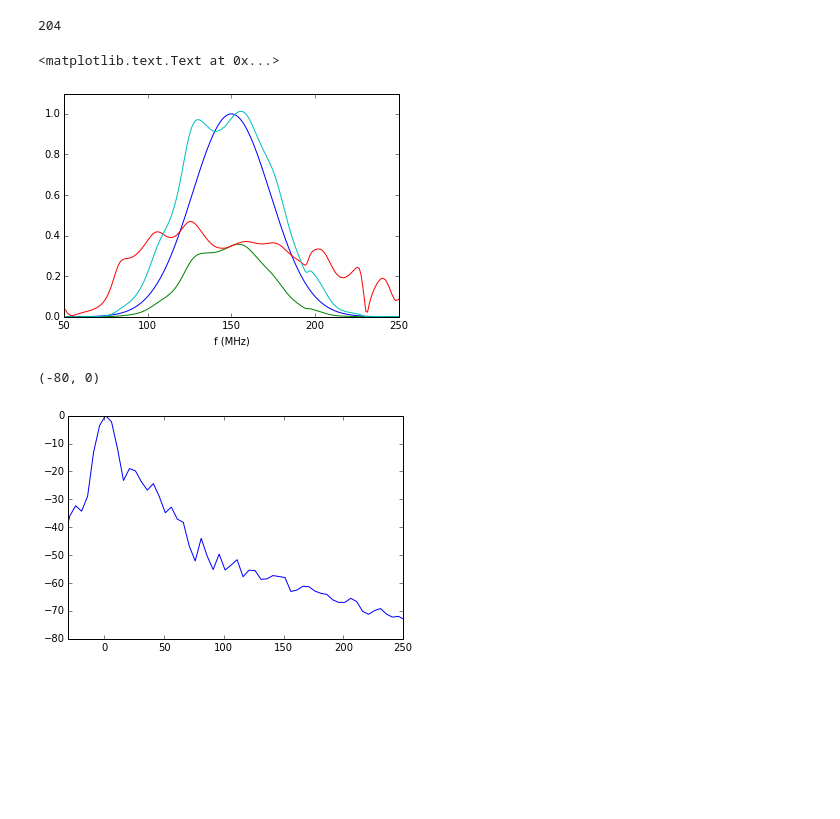
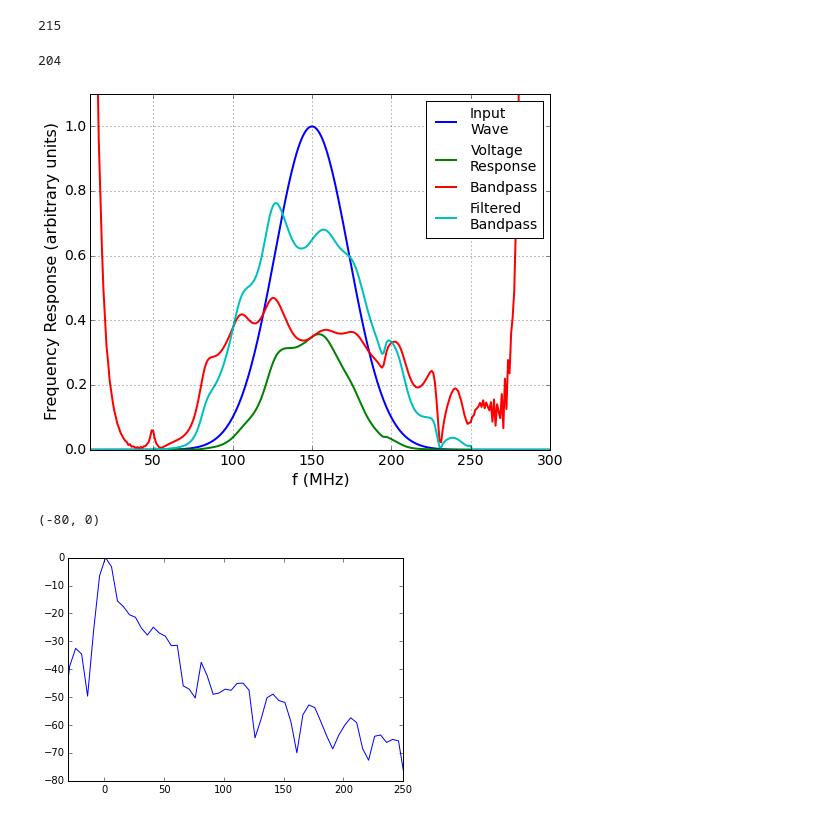
Before and after one commit to aewallwi/DishPapers, a Jupyter notebook: DishSimulations/code/DelaySimulationPlots.ipynb, the cells around one changed output. Saved outputs shown, nothing was run; the diff lists cells and outputs as text; code cells hidden in the pictures; blank space fills up the shorter version.

Commit message:
progress on paper and plots

```diff
--- a/DishSimulations/code/DelaySimulationPlots.ipynb
+++ b/DishSimulations/code/DelaySimulationPlots.ipynb
@@ -55,46 +168,75 @@ plt.savefig('../paper/figures/voltage_FeedAndDish.pdf',bbox_inches='tight')
+# %%
+#now look at FFT.
+pwPadFeedAndDish20Deg=np.pad(planeWaveFeedAndDish20Deg[:,1],(ntFeedAndDish20Deg*.5,ntFeedAndDish20Deg*.5),mode='constant')
+vrPadFeedAndDish20Deg=np.pad(voltageResponseFeedAndDish20Deg[:,1],(ntFeedAndDish20Deg*.5,ntFeedAndDish20Deg*0.5),mode='constant')
+
+fAxisPadFeedAndDish20Deg=(fft.fftfreq(len(vrPadFeedAndDish20Deg),dtFeedAndDish20Deg))
+fWaveFeedAndDish20Deg=fft.fft(fft.fftshift(pwPadFeedAndDish20Deg))
+fResponseFeedAndDish20Deg=fft.fft(fft.fftshift(vrPadFeedAndDish20Deg))
+dfFeedAndDish20Deg=fAxisPadFeedAndDish20Deg[1]-fAxisPadFeedAndDish20Deg[0]
+
+selectionPos=np.logical_and(fAxisPadFeedAndDish20Deg>=50./1e3,fAxisPadFeedAndDish20Deg<=250./1e3)
+selectionNeg=np.logical_and(-fAxisPadFeedAndDish20Deg>=50./1e3,-fAxisPadFeedAndDish20Deg<=250./1e3)
+nSelect=len(fAxisPadFeedAndDish20Deg[selectionPos])
+print nSelect
+windowFeedAndDish20Deg=np.hamming(nSelect)
+#windowFeedAndDish=signal.blackmanharris(nSelect)
+windowFeedAndDish20Deg=windowFeedAndDish20Deg/windowFeedAndDish20Deg.mean()
+windowFeedAndDishFull20Deg=np.zeros(ntFeedAndDish20Deg*2)
+windowFeedAndDishFull20Deg[selectionPos]=windowFeedAndDish20Deg
+windowFeedAndDishFull20Deg[selectionNeg]=windowFeedAndDish20Deg
+delayResponseFeedAndDish20Deg=fft.fftshift(fft.ifft(fft.fftshift((windowFeedAndDishFull20Deg*fResponseFeedAndDish20Deg/fWaveFeedAndDish20Deg)[selectionPos])))
+tAxisFeedAndDish20Deg=fft.fftshift(fft.fftfreq(len(delayResponseFeedAndDish20Deg),dfFeedAndDish20Deg))
+# %% [output]
+215
 # %%
 #now look at FFT.
-pwPadFeedAndDish=np.pad(planeWaveFeedAndDish[:,1],(ntFeedAndDish/2,ntFeedAndDish/2),mode='constant')
-vrPadFeedAndDish=np.pad(voltageResponseFeedAndDish[:,1],(ntFeedAndDish/2,ntFeedAndDish/2),mode='constant')
+pwPadFeedAndDish=np.pad(planeWaveFeedAndDish[:,1],(ntFeedAndDish*.5,ntFeedAndDish*.5),mode='constant')
+vrPadFeedAndDish=np.pad(voltageResponseFeedAndDish[:,1],(ntFeedAndDish*.5,ntFeedAndDish*.5),mode='constant')
 
 fAxisPadFeedAndDish=(fft.fftfreq(len(vrPadFeedAndDish),dtFeedAndDish))
 fWaveFeedAndDish=fft.fft(fft.fftshift(pwPadFeedAndDish))
 fResponseFeedAndDish=fft.fft(fft.fftshift(vrPadFeedAndDish))
 dfFeedAndDish=fAxisPadFeedAndDish[1]-fAxisPadFeedAndDish[0]
 
-selectionPos=np.logical_and(fAxisPadFeedAndDish>=50/1e3,fAxisPadFeedAndDish<=250/1e3)
-selectionNeg=np.logical_and(-fAxisPadFeedAndDish>=50/1e3,-fAxisPadFeedAndDish<=250/1e3)
+selectionPos=np.logical_and(fAxisPadFeedAndDish>=50./1e3,fAxisPadFeedAndDish<=250./1e3)
+selectionNeg=np.logical_and(-fAxisPadFeedAndDish>=50./1e3,-fAxisPadFeedAndDish<=250./1e3)
 nSelect=len(fAxisPadFeedAndDish[selectionPos])
 print nSelect
-windowFeedAndDish=signal.blackmanharris(nSelect)
+windowFeedAndDish=np.hamming(nSelect)
+#windowFeedAndDish=signal.blackmanharris(nSelect)
 windowFeedAndDish=windowFeedAndDish/windowFeedAndDish.mean()
 windowFeedAndDishFull=np.zeros(2*ntFeedAndDish)
 windowFeedAndDishFull[selectionPos]=windowFeedAndDish
 windowFeedAndDishFull[selectionNeg]=windowFeedAndDish
-delayResponseFeedAndDish=(fft.ifft(fft.fftshift((windowFeedAndDishFull*fResponseFeedAndDish/fWaveFeedAndDish)[selectionPos])))
-tAxisFeedAndDish=fft.fftfreq(len(delayResponseFeedAndDish),dfFeedAndDish)
+delayResponseFeedAndDish=fft.fftshift(fft.ifft(fft.fftshift((windowFeedAndDishFull*fResponseFeedAndDish/fWaveFeedAndDish)[selectionPos])))
+tAxisFeedAndDish=fft.fftshift(fft.fftfreq(len(delayResponseFeedAndDish),dfFeedAndDish))
 # %% [output]
 204
 # %%
-selection=np.logical_and(fAxisPadFeedAndDish>=50/1e3,fAxisPadFeedAndDish<=250/1e3)
-plt.plot(fAxisPadFeedAndDish[selection]*1e3,(np.abs(fWaveFeedAndDish)/np.abs(fWaveFeedAndDish).max())[selection])
-plt.plot(fAxisPadFeedAndDish[selection]*1e3,(np.abs(fResponseFeedAndDish)/np.abs(fWaveFeedAndDish).max())[selection])
-plt.plot(fAxisPadFeedAndDish[selection]*1e3,np.abs(fResponseFeedAndDish/fWaveFeedAndDish)[selection])
-plt.plot(fAxisPadFeedAndDish[selection]*1e3,np.abs(windowFeedAndDishFull*fResponseFeedAndDish/fWaveFeedAndDish)[selection])
-
-#plt.xlim(-250,250)
+selection=np.logical_and(fAxisPadFeedAndDish>=.01,fAxisPadFeedAndDish<=.35)
+plt.plot(fAxisPadFeedAndDish[selection]*1e3,(np.abs(fWaveFeedAndDish)/np.abs(fWaveFeedAndDish).max())[selection],label='Input\nWave',lw=2)
+plt.plot(fAxisPadFeedAndDish[selection]*1e3,(np.abs(fResponseFeedAndDish)/np.abs(fWaveFeedAndDish).max())[selection],label='Voltage\nResponse',lw=2)
+plt.plot(fAxisPadFeedAndDish[selection]*1e3,np.abs(fResponseFeedAndDish/fWaveFeedAndDish)[selection],label='Bandpass',lw=2)
+plt.plot(fAxisPadFeedAndDish[selection]*1e3,np.abs(windowFeedAndDishFull*fResponseFeedAndDish/fWaveFeedAndDish)[selection],label='Filtered\nBandpass',lw=2)
+plt.legend(loc='best',fontsize=14)
+plt.xlim(10,300)
 plt.ylim(0,1.1)
-plt.xlabel('f (MHz)')
-plt.ylabel('')
+plt.grid()
+plt.gcf().set_size_inches(3./2.*np.array([5.5,4.25]))
+plt.xlabel('f (MHz)',fontsize=16)
+plt.gca().tick_params('x',labelsize=14)
+plt.gca().tick_params('y',labelsize=14)
+plt.ylabel('Frequency Response (arbitrary units)',fontsize=16)
+plt.savefig('../paper/figures/frequency_domain.pdf')
 # %% [output]
-<matplotlib.text.Text at 0x...>
-[figure, old version]
+[figure, new version]
 # %%
 plt.plot(tAxisFeedAndDish-34,20.*np.log10(np.abs(delayResponseFeedAndDish)/np.abs(delayResponseFeedAndDish).max()))
 plt.xlim(-30,250)
 plt.ylim(-80,0)
 # %% [output]
 (-80, 0)
-[figure, old version]
+[figure, new version]
 # %%
 #now look at FFT.
```
Also changed, not shown: parts of 20 cells of this notebook, 33 other files.
